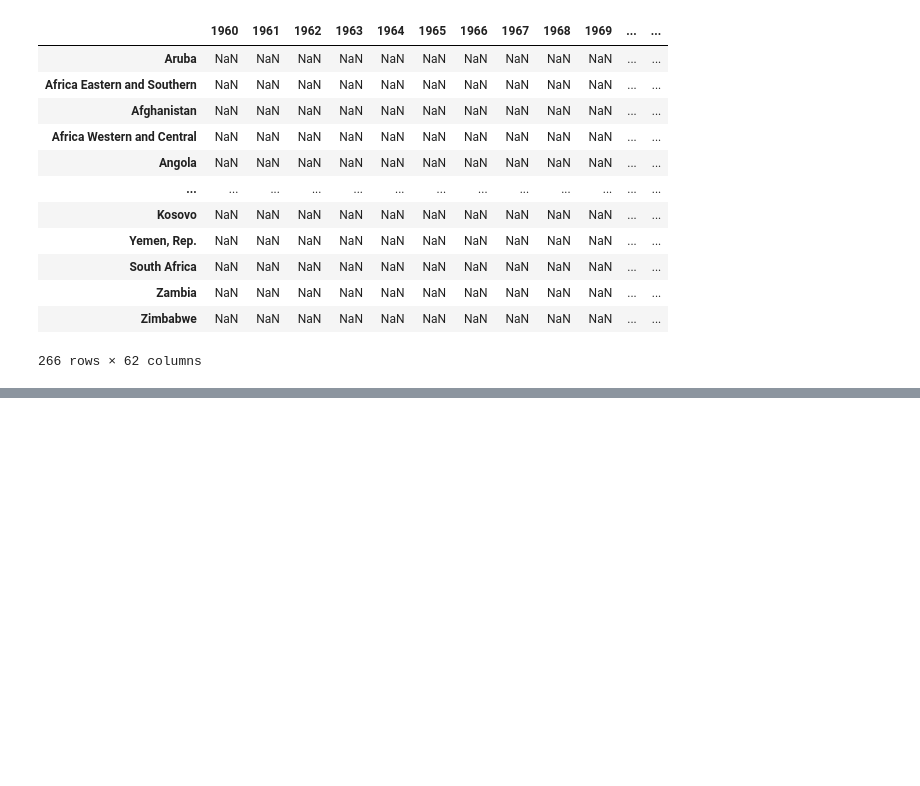
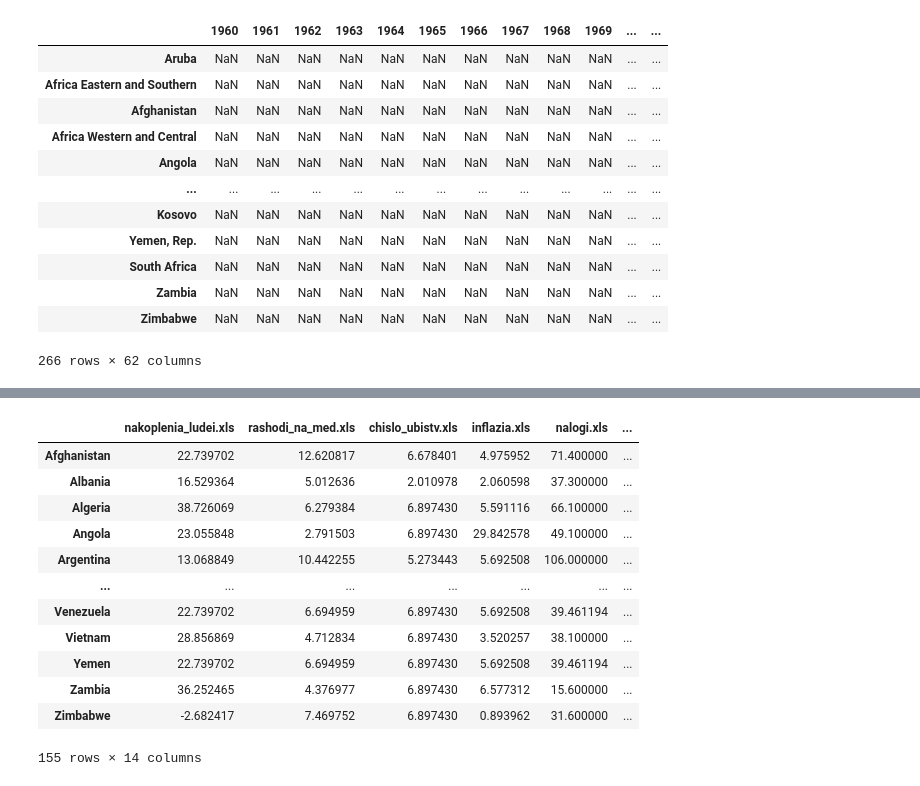
Before and after one commit to VsevolodZaostrovsky/EconometricsProject, a Jupyter notebook: to_table.ipynb, the cells around one changed output, grey strips where cells are left out. Saved outputs shown, nothing was run; the diff lists cells and outputs as text; code cells hidden in the pictures; blank space fills up the shorter version.

```diff
--- a/to_table.ipynb
+++ b/to_table.ipynb
@@ -165,0 +175,16 @@ GLOBAL_DATASET
+# %%
+GLOBAL_DATASET_YEAR[2017]
+# %% [output]
+|  | nakoplenia_ludei.xls | rashodi_na_med.xls | chislo_ubistv.xls | inflazia.xls | nalogi.xls | ... |
+| Afghanistan | 22.739702 | 12.620817 | 6.678401 | 4.975952 | 71.400000 | ... |
+| Albania | 16.529364 | 5.012636 | 2.010978 | 2.060598 | 37.300000 | ... |
+| Algeria | 38.726069 | 6.279384 | 6.897430 | 5.591116 | 66.100000 | ... |
+| Angola | 23.055848 | 2.791503 | 6.897430 | 29.842578 | 49.100000 | ... |
+| Argentina | 13.068849 | 10.442255 | 5.273443 | 5.692508 | 106.000000 | ... |
+| ... | ... | ... | ... | ... | ... | ... |
+| Venezuela | 22.739702 | 6.694959 | 6.897430 | 5.692508 | 39.461194 | ... |
+| Vietnam | 28.856869 | 4.712834 | 6.897430 | 3.520257 | 38.100000 | ... |
+| Yemen | 22.739702 | 6.694959 | 6.897430 | 5.692508 | 39.461194 | ... |
+| Zambia | 36.252465 | 4.376977 | 6.897430 | 6.577312 | 15.600000 | ... |
+| Zimbabwe | -2.682417 | 7.469752 | 6.897430 | 0.893962 | 31.600000 | ... |
+155 rows × 14 columns
```
Also changed, not shown: parts of 15 cells of this notebook, 3 other files.
